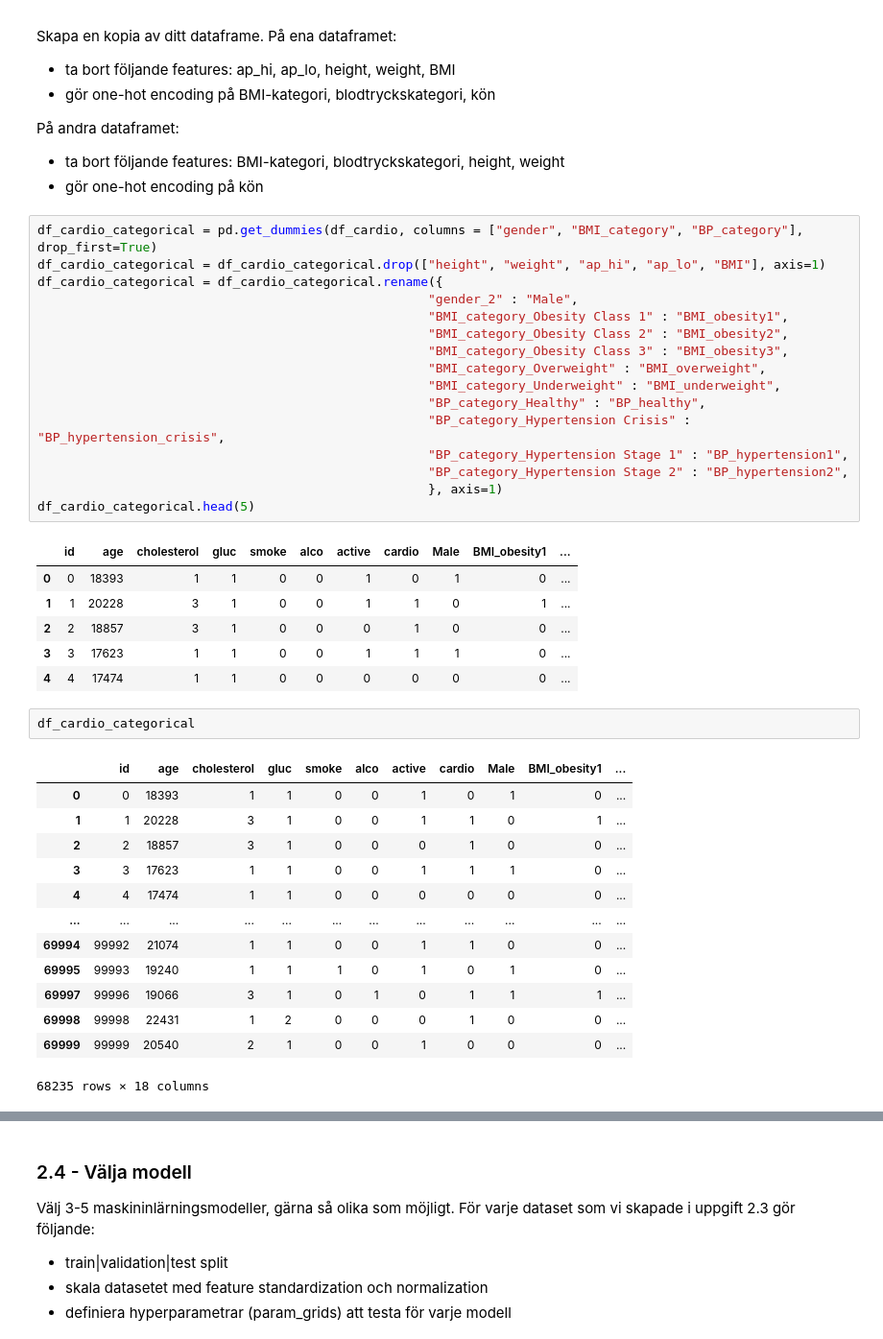
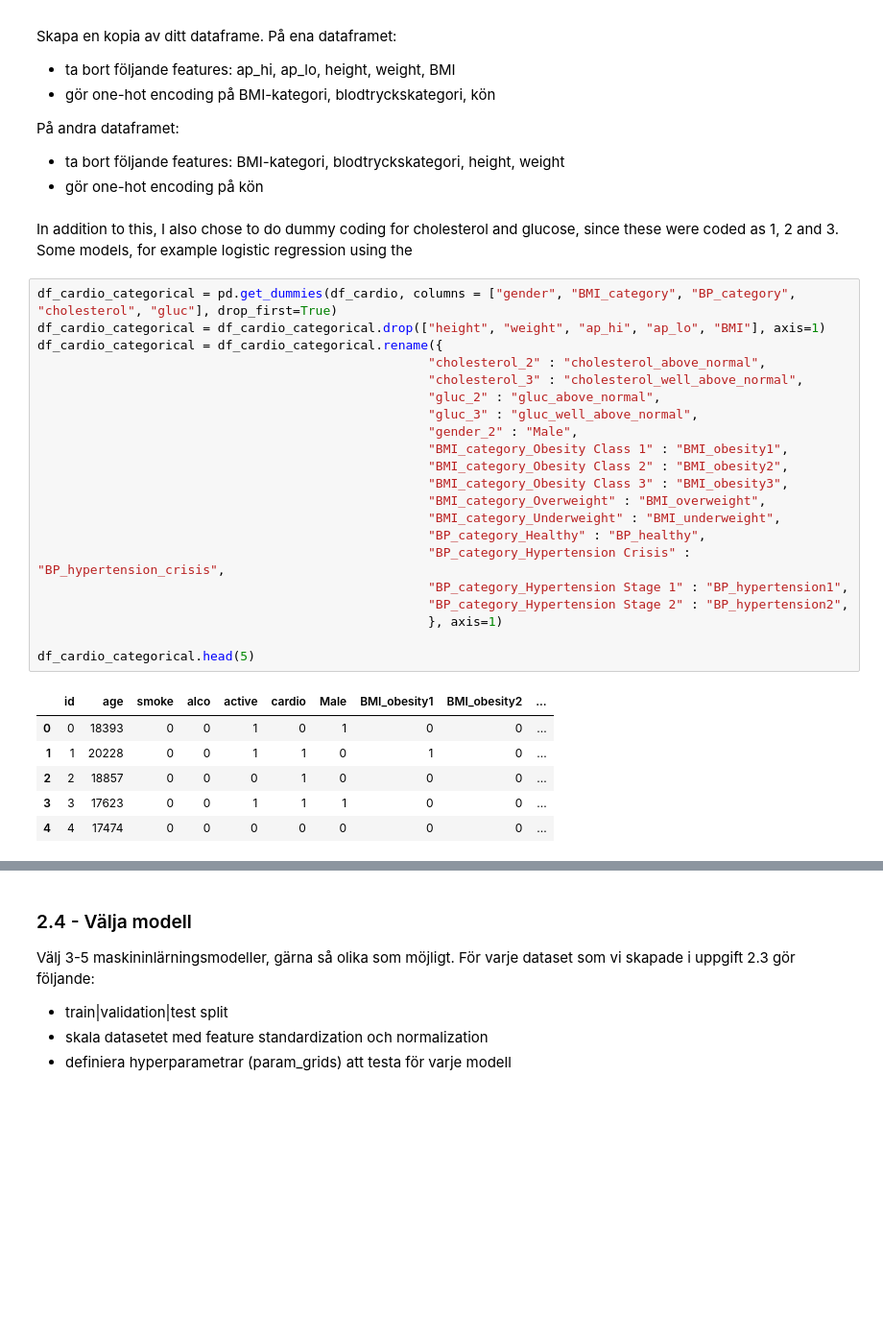
Before and after one commit to Anna-MariaSjolund/Machine-learning, a Jupyter notebook: labs/lab_disease_prediction.ipynb, the cells around one changed output, grey strips where cells are left out. Shown at 96% size. Saved outputs shown, nothing was run; the diff lists cells and outputs as text; blank space fills up the shorter version.

Commit message:
Added some models

```diff
--- a/labs/lab_disease_prediction.ipynb
+++ b/labs/lab_disease_prediction.ipynb
@@ -692,45 +703,36 @@ Skapa en kopia av ditt dataframe. På ena dataframet:
 På andra dataframet:
 - ta bort följande features: BMI-kategori, blodtryckskategori, height, weight
 - gör one-hot encoding på kön
+# %% [markdown]
+In addition to this, I also chose to do dummy coding for cholesterol and glucose, since these were coded as 1, 2 and 3. Some models, for example logistic regression using the
 # %%
-df_cardio_categorical = pd.get_dummies(df_cardio, columns = ["gender", "BMI_category", "BP_category"], drop_first=True)
+df_cardio_categorical = pd.get_dummies(df_cardio, columns = ["gender", "BMI_category", "BP_category", "cholesterol", "gluc"], drop_first=True)
 df_cardio_categorical = df_cardio_categorical.drop(["height", "weight", "ap_hi", "ap_lo", "BMI"], axis=1)
 df_cardio_categorical = df_cardio_categorical.rename({
+                                                    "cholesterol_2" : "cholesterol_above_normal",
+                                                    "cholesterol_3" : "cholesterol_well_above_normal",
+                                                    "gluc_2" : "gluc_above_normal",
+                                                    "gluc_3" : "gluc_well_above_normal",
                                                     "gender_2" : "Male",
                                                     "BMI_category_Obesity Class 1" : "BMI_obesity1",
                                                     "BMI_category_Obesity Class 2" : "BMI_obesity2",
                                                     "BMI_category_Obesity Class 3" : "BMI_obesity3",
                                                     "BMI_category_Overweight" : "BMI_overweight",
                                                     "BMI_category_Underweight" : "BMI_underweight",
                                                     "BP_category_Healthy" : "BP_healthy",
                                                     "BP_category_Hypertension Crisis" : "BP_hypertension_crisis",
                                                     "BP_category_Hypertension Stage 1" : "BP_hypertension1",
                                                     "BP_category_Hypertension Stage 2" : "BP_hypertension2",
                                                     }, axis=1)
+
 df_cardio_categorical.head(5)
 # %% [output]
-|  | id | age | cholesterol | gluc | smoke | alco | active | cardio | Male | BMI_obesity1 | ... |
-| 0 | 0 | 18393 | 1 | 1 | 0 | 0 | 1 | 0 | 1 | 0 | ... |
-| 1 | 1 | 20228 | 3 | 1 | 0 | 0 | 1 | 1 | 0 | 1 | ... |
-| 2 | 2 | 18857 | 3 | 1 | 0 | 0 | 0 | 1 | 0 | 0 | ... |
-| 3 | 3 | 17623 | 1 | 1 | 0 | 0 | 1 | 1 | 1 | 0 | ... |
-| 4 | 4 | 17474 | 1 | 1 | 0 | 0 | 0 | 0 | 0 | 0 | ... |
+|  | id | age | smoke | alco | active | cardio | Male | BMI_obesity1 | BMI_obesity2 | ... |
+| 0 | 0 | 18393 | 0 | 0 | 1 | 0 | 1 | 0 | 0 | ... |
+| 1 | 1 | 20228 | 0 | 0 | 1 | 1 | 0 | 1 | 0 | ... |
+| 2 | 2 | 18857 | 0 | 0 | 0 | 1 | 0 | 0 | 0 | ... |
+| 3 | 3 | 17623 | 0 | 0 | 1 | 1 | 1 | 0 | 0 | ... |
+| 4 | 4 | 17474 | 0 | 0 | 0 | 0 | 0 | 0 | 0 | ... |
-# %%
-df_cardio_categorical
-# %% [output]
-|  | id | age | cholesterol | gluc | smoke | alco | active | cardio | Male | BMI_obesity1 | ... |
-| 0 | 0 | 18393 | 1 | 1 | 0 | 0 | 1 | 0 | 1 | 0 | ... |
-| 1 | 1 | 20228 | 3 | 1 | 0 | 0 | 1 | 1 | 0 | 1 | ... |
-| 2 | 2 | 18857 | 3 | 1 | 0 | 0 | 0 | 1 | 0 | 0 | ... |
-| 3 | 3 | 17623 | 1 | 1 | 0 | 0 | 1 | 1 | 1 | 0 | ... |
-| 4 | 4 | 17474 | 1 | 1 | 0 | 0 | 0 | 0 | 0 | 0 | ... |
-| ... | ... | ... | ... | ... | ... | ... | ... | ... | ... | ... | ... |
-| 69994 | 99992 | 21074 | 1 | 1 | 0 | 0 | 1 | 1 | 0 | 0 | ... |
-| 69995 | 99993 | 19240 | 1 | 1 | 1 | 0 | 1 | 0 | 1 | 0 | ... |
-| 69997 | 99996 | 19066 | 3 | 1 | 0 | 1 | 0 | 1 | 1 | 1 | ... |
-| 69998 | 99998 | 22431 | 1 | 2 | 0 | 0 | 0 | 1 | 0 | 0 | ... |
-| 69999 | 99999 | 20540 | 2 | 1 | 0 | 0 | 1 | 0 | 0 | 0 | ... |
-68235 rows × 18 columns
 # %%
 df_cardio_categorical.columns
 # %% [output]
```
Also changed, not shown: parts of 23 cells of this notebook.
